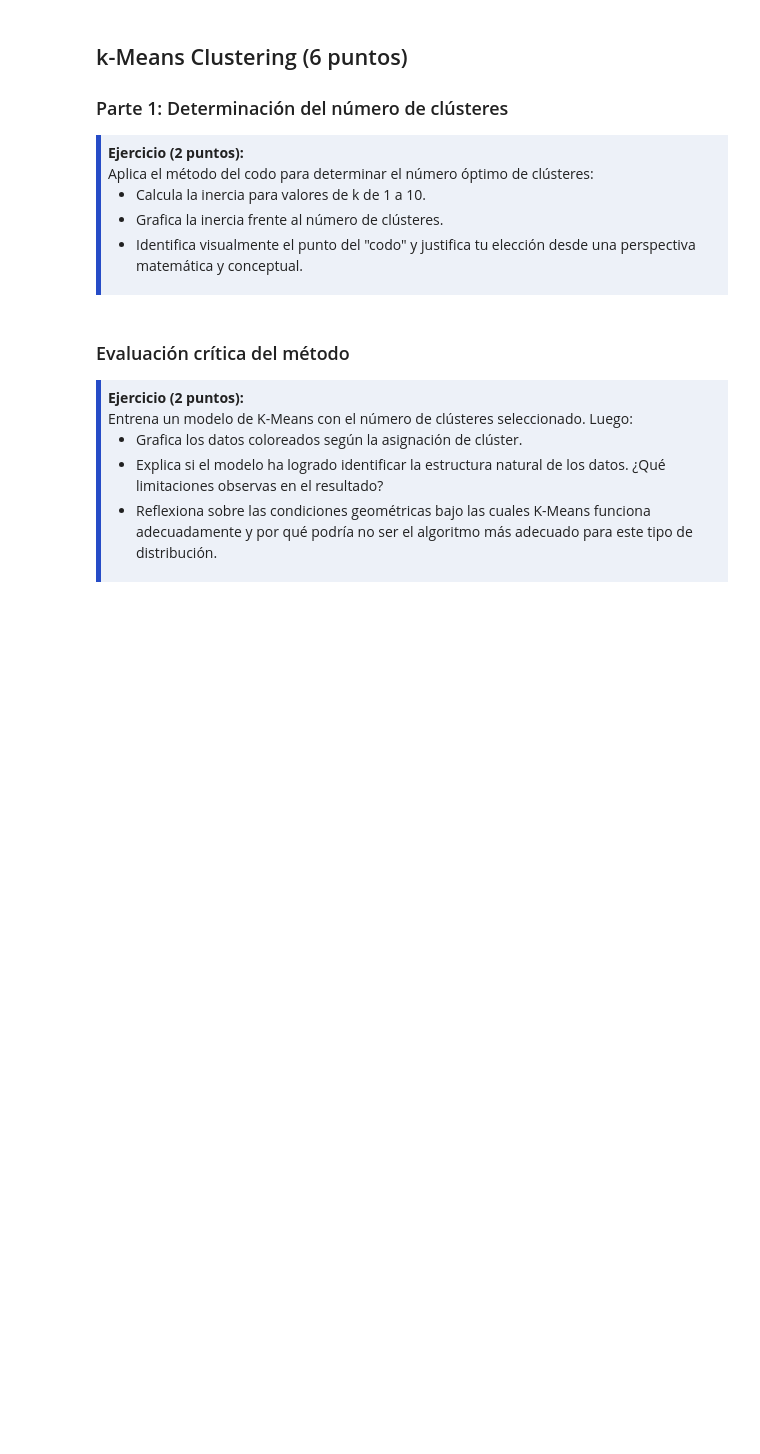
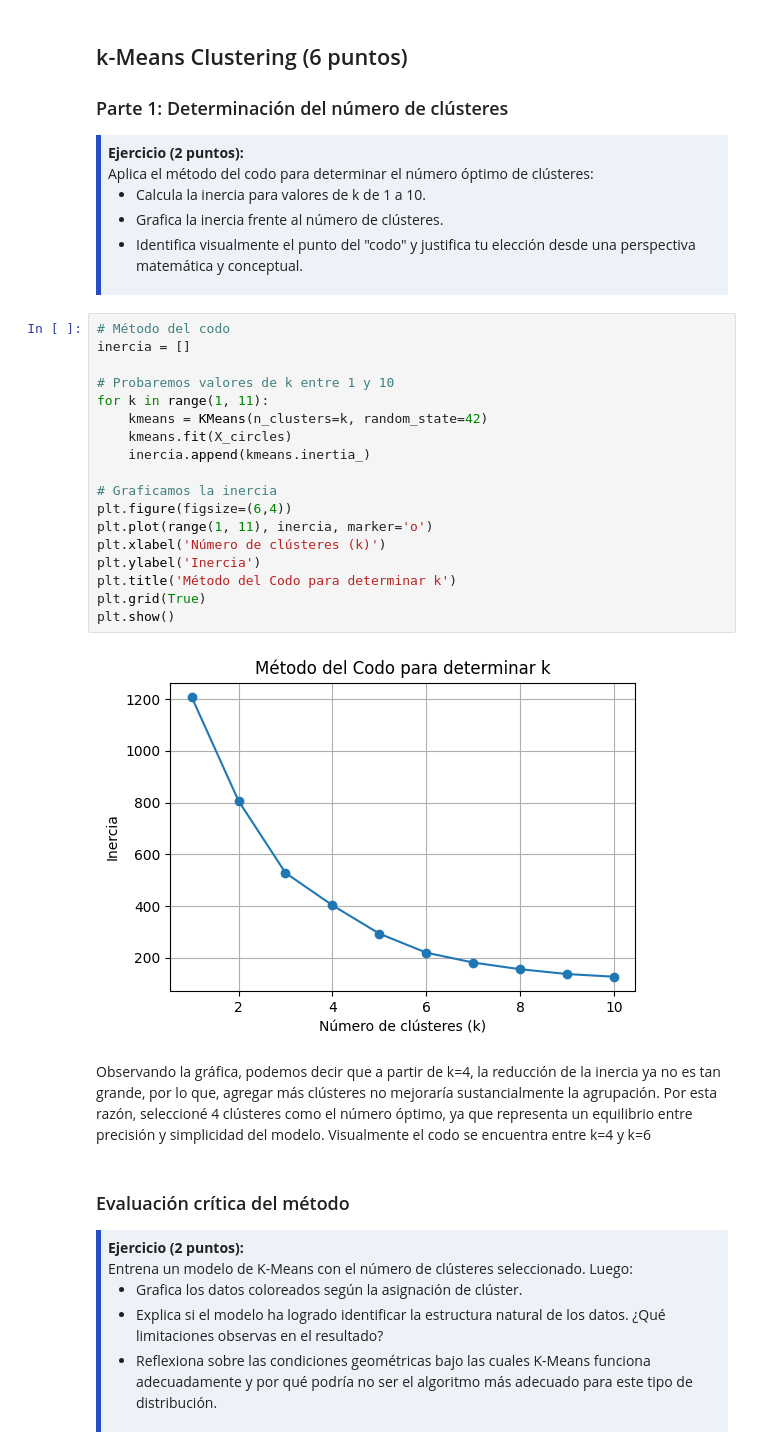
Before and after one commit to niconlvs/ModelosML, a Jupyter notebook: Examen01.ipynb, the cells around one changed output. Cells and saved outputs as stored; diff of their text form; blank space fills up the shorter version.

```diff
--- a/Examen01.ipynb
+++ b/Examen01.ipynb
@@ -98,6 +98,28 @@ Aplica el método del codo para determinar el número óptimo de clústeres:
 <li>Identifica visualmente el punto del "codo" y justifica tu elección desde una perspectiva matemática y conceptual.</li>
 </ul>
 </div>
+# %%
+# Método del codo
+inercia = []
+
+# Probaremos valores de k entre 1 y 10
+for k in range(1, 11):
+    kmeans = KMeans(n_clusters=k, random_state=42)
+    kmeans.fit(X_circles)
+    inercia.append(kmeans.inertia_)
+
+# Graficamos la inercia
+plt.figure(figsize=(6,4))
+plt.plot(range(1, 11), inercia, marker='o')
+plt.xlabel('Número de clústeres (k)')
+plt.ylabel('Inercia')
+plt.title('Método del Codo para determinar k')
+plt.grid(True)
+plt.show()
+# %% [output]
+[figure, added]
+# %% [markdown]
+Observando la gráfica, podemos decir que a partir de k=4, la reducción de la inercia ya no es tan grande, por lo que, agregar más clústeres no mejoraría sustancialmente la agrupación. Por esta razón, seleccioné 4 clústeres como el número óptimo, ya que representa un equilibrio entre precisión y simplicidad del modelo. Visualmente el codo se encuentra entre k=4 y k=6
 # %% [markdown]
 ### <font color='264CC7'> Evaluación crítica del método </font>
 
```
Also changed, not shown: parts of 29 cells of this notebook.
